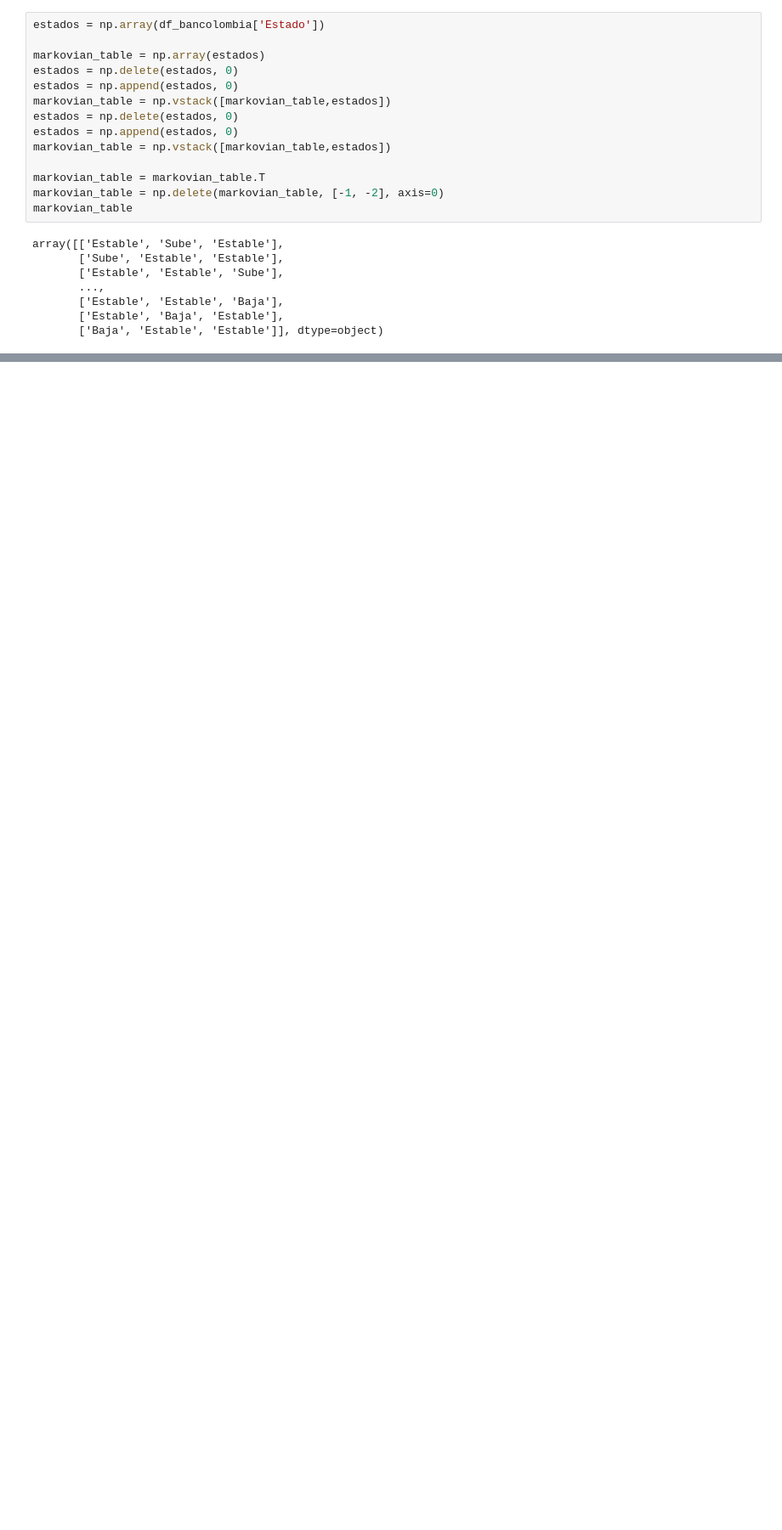
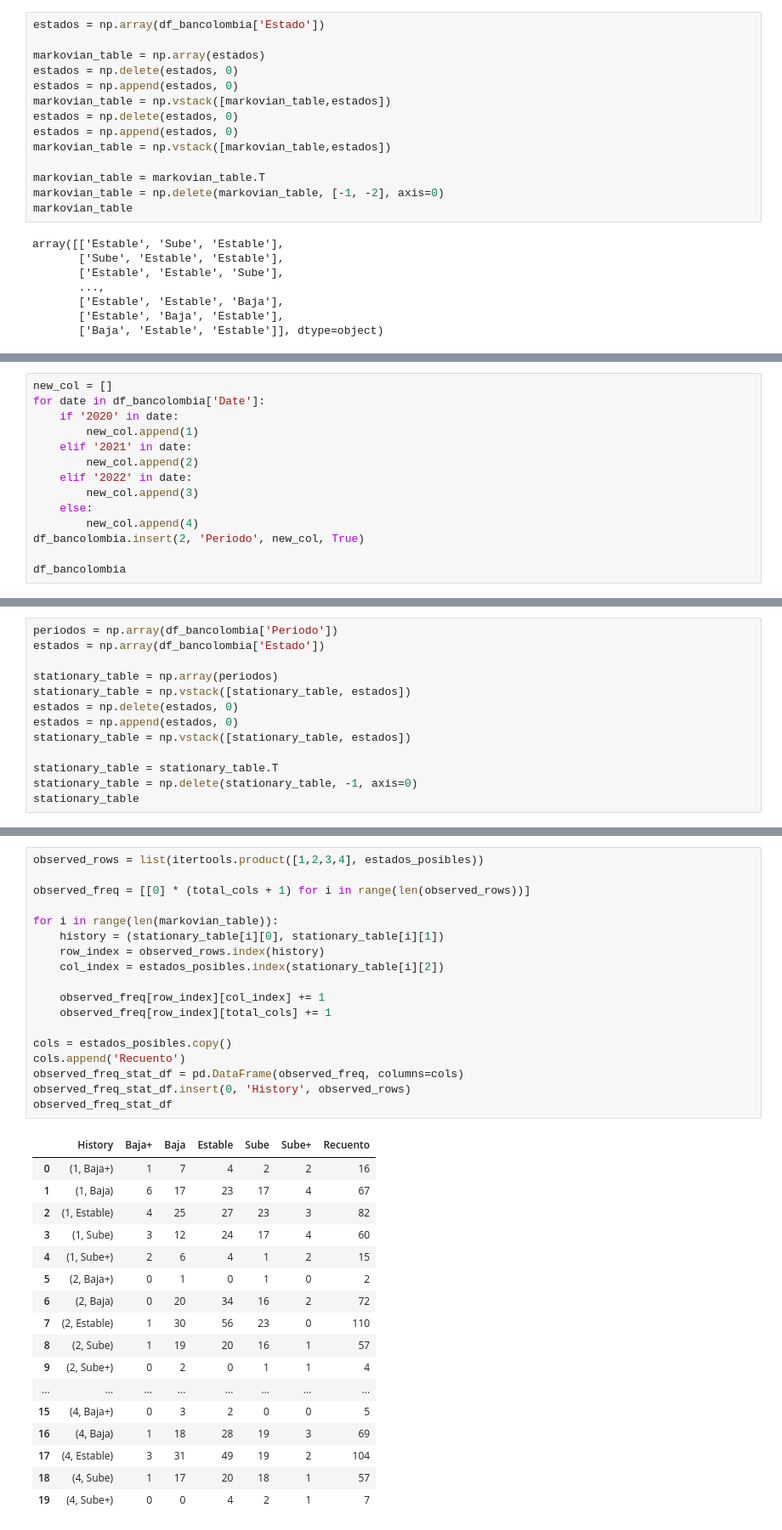
Before and after one commit to JuanJoseCifuentes/inv-de-operaciones, a Jupyter notebook: Primer Corte/bancolombia_markoviana.ipynb, the cells around one changed output, grey strips where cells are left out. Shown at 85% size. Saved outputs shown, nothing was run; the diff lists cells and outputs as text; blank space fills up the shorter version.

Commit message:
Arregla estados, hace prueba propiedad estacionaria

```diff
--- a/Primer Corte/bancolombia_markoviana.ipynb
+++ b/Primer Corte/bancolombia_markoviana.ipynb
@@ -249,0 +466,14 @@ Se rechaza la cadena (no es markoviana)? RTA: True
+# %%
+new_col = []
+for date in df_bancolombia['Date']:
+    if '2020' in date:
+        new_col.append(1)
+    elif '2021' in date:
+        new_col.append(2)
+    elif '2022' in date:
+        new_col.append(3)
+    else:
+        new_col.append(4)
+df_bancolombia.insert(2, 'Periodo', new_col, True)
+
+df_bancolombia
@@ -249,0 +494,13 @@ Se rechaza la cadena (no es markoviana)? RTA: True
+# %%
+periodos = np.array(df_bancolombia['Periodo'])
+estados = np.array(df_bancolombia['Estado'])
+
+stationary_table = np.array(periodos)
+stationary_table = np.vstack([stationary_table, estados])
+estados = np.delete(estados, 0)
+estados = np.append(estados, 0)
+stationary_table = np.vstack([stationary_table, estados])
+
+stationary_table = stationary_table.T
+stationary_table = np.delete(stationary_table, -1, axis=0)
+stationary_table
@@ -249,0 +515,36 @@ Se rechaza la cadena (no es markoviana)? RTA: True
+# %%
+observed_rows = list(itertools.product([1,2,3,4], estados_posibles))
+
+observed_freq = [[0] * (total_cols + 1) for i in range(len(observed_rows))]
+
+for i in range(len(markovian_table)):
+    history = (stationary_table[i][0], stationary_table[i][1])
+    row_index = observed_rows.index(history)
+    col_index = estados_posibles.index(stationary_table[i][2])
+
+    observed_freq[row_index][col_index] += 1
+    observed_freq[row_index][total_cols] += 1
+
+cols = estados_posibles.copy()
+cols.append('Recuento')
+observed_freq_stat_df = pd.DataFrame(observed_freq, columns=cols)
+observed_freq_stat_df.insert(0, 'History', observed_rows)
+observed_freq_stat_df
+# %% [output]
+|  | History | Baja+ | Baja | Estable | Sube | Sube+ | Recuento |
+| 0 | (1, Baja+) | 1 | 7 | 4 | 2 | 2 | 16 |
+| 1 | (1, Baja) | 6 | 17 | 23 | 17 | 4 | 67 |
+| 2 | (1, Estable) | 4 | 25 | 27 | 23 | 3 | 82 |
+| 3 | (1, Sube) | 3 | 12 | 24 | 17 | 4 | 60 |
+| 4 | (1, Sube+) | 2 | 6 | 4 | 1 | 2 | 15 |
+| 5 | (2, Baja+) | 0 | 1 | 0 | 1 | 0 | 2 |
+| 6 | (2, Baja) | 0 | 20 | 34 | 16 | 2 | 72 |
+| 7 | (2, Estable) | 1 | 30 | 56 | 23 | 0 | 110 |
+| 8 | (2, Sube) | 1 | 19 | 20 | 16 | 1 | 57 |
+| 9 | (2, Sube+) | 0 | 2 | 0 | 1 | 1 | 4 |
+| ... | ... | ... | ... | ... | ... | ... | ... |
+| 15 | (4, Baja+) | 0 | 3 | 2 | 0 | 0 | 5 |
+| 16 | (4, Baja) | 1 | 18 | 28 | 19 | 3 | 69 |
+| 17 | (4, Estable) | 3 | 31 | 49 | 19 | 2 | 104 |
+| 18 | (4, Sube) | 1 | 17 | 20 | 18 | 1 | 57 |
+| 19 | (4, Sube+) | 0 | 0 | 4 | 2 | 1 | 7 |
```
Also changed, not shown: parts of 30 cells of this notebook.
